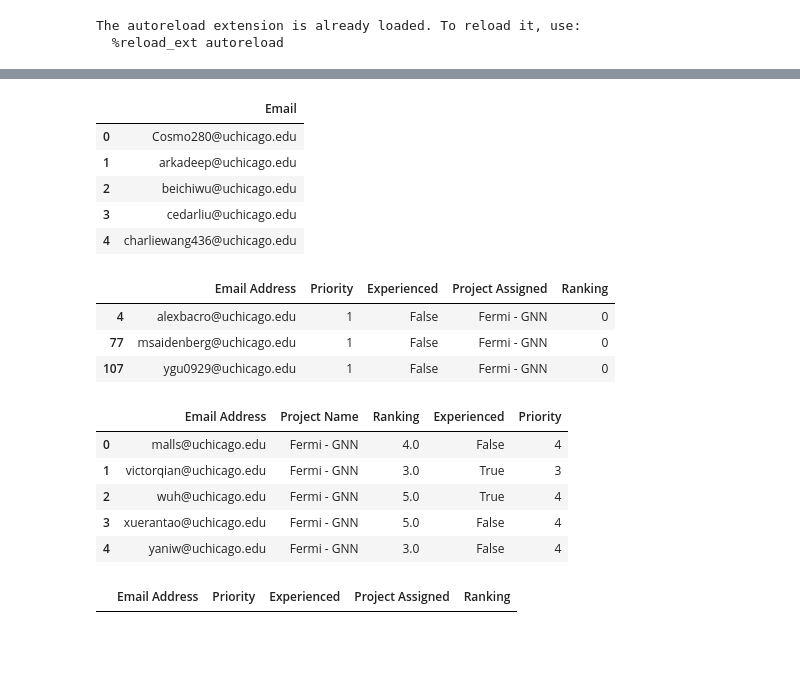
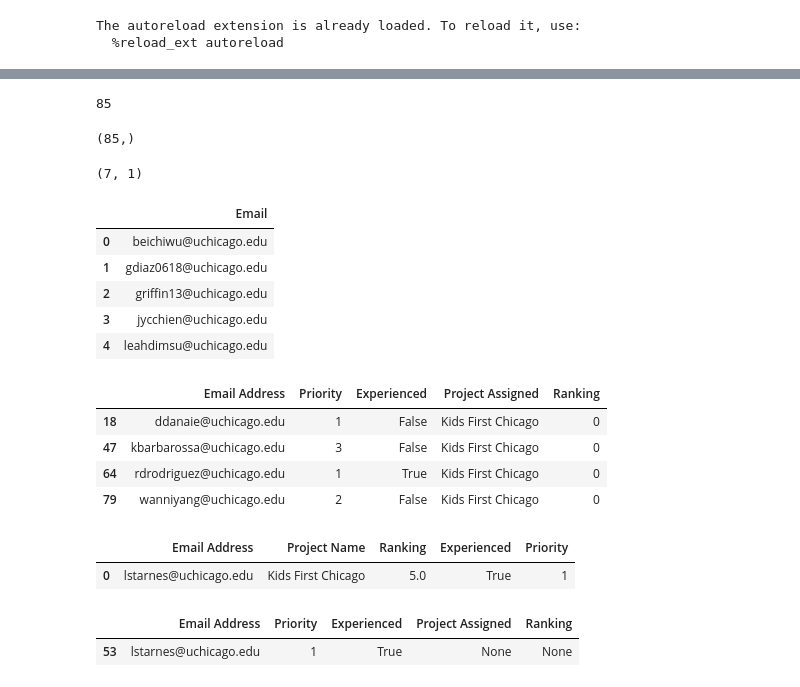
Before and after one commit to dsi-clinic/the-clinic, a Jupyter notebook: admin/matching/notebooks/matching.ipynb, the cells around one changed output, grey strips where cells are left out. Drawn from its saved outputs; the diff is of its cells as text; code cells hidden in the pictures; blank space fills up the shorter version.

```diff
--- a/admin/matching/notebooks/matching.ipynb
+++ b/admin/matching/notebooks/matching.ipynb
@@ -39,10 +23,22 @@ Total Students available for matching: 112
 # %%
-priority_weights = [10, 15, 25, 30]
-max_students = {"Fermi - GNN": 3}
+file_location = "../data/Spring 25 Matching_mini.xlsx"
+prioritized_students = []#"kbarbarossa@uchicago.edu"]
+deprioritized_students = []#"hsjpaul@uchicago.edu","wanniyang@uchicago.edu","nalinb@uchicago.edu"]
+technical_project_list = []#"Argonne", "Center for Living Systems", "CMAP", "Satellite-Based Detection of Ancient Water Systems", "SPUN"]
+drop_project_list = []#"Satellite-Based Detection of Ancient Water Systems", "SPUN"]
+
+application_df, forced_assignments = process_applications(file_location, deprioritized_students, prioritized_students)
+
+data_to_process_dict = generate_data(application_df, technical_project_list)
+
+priority_weights = [5, 10, 15, 20]
+max_students = {}
 all_project_list = data_to_process_dict.pop("all_project_list")
+
 assignment_df = student_assignment(priority_weights = priority_weights, **data_to_process_dict,
                                    max_students_dict=max_students, preassigned_students=forced_assignments,
-                                   number_of_projects_to_run=None, drop_projects=["University of Northern Iowa"], verbose=False)
+                                   number_of_projects_to_run=None, drop_projects=drop_project_list, verbose=False)
+
 print(f"\nAverage Ranking: {assignment_df.Ranking.mean():.2f}")
 print(assignment_df.Ranking.value_counts())
 print_project_summary(assignment_df, all_project_list)
@@ -98,47 +96,55 @@ roster.head()
+# %%
+print(roster.shape[0])
+# %% [output]
+85
+# %%
+print(roster["Email"].unique().shape)
+# %% [output]
+(85,)
 # %%
 # Generate rejection csv
 rejections = generate_rejections(assignment_df)
 rejections.to_csv("../data/rejections.csv", index=False)
+print(rejections.shape)
 rejections.head()
 # %% [output]
+(7, 1)
 |  | Email |
-| 0 | Cosmo280@uchicago.edu |
-| 1 | arkadeep@uchicago.edu |
-| 2 | beichiwu@uchicago.edu |
-| 3 | cedarliu@uchicago.edu |
-| 4 | charliewang436@uchicago.edu |
+| 0 | beichiwu@uchicago.edu |
+| 1 | gdiaz0618@uchicago.edu |
+| 2 | griffin13@uchicago.edu |
+| 3 | jycchien@uchicago.edu |
+| 4 | leahdimsu@uchicago.edu |
 # %%
 assert roster.shape[0] + rejections.shape[0] == application_df.shape[0], 'Mismatched size'
 # %%
-project_to_comp = "Fermi - GNN"
+project_to_comp = "Kids First Chicago"
 
 list_of_not_assigned = list(assignment_df.loc[(assignment_df.Ranking.isna()), "Email Address"])
 prefs_df = data_to_process_dict["ranking"].copy()
 unmatched_prefs = prefs_df.loc[(prefs_df.loc[:, "Project Name"] == project_to_comp) & prefs_df.loc[:, "Email Address"].isin(list_of_not_assigned)
              & (prefs_df.Ranking < 100), :]
 
 unmatched_info = pd.merge(unmatched_prefs, assignment_df.loc[:, ["Email Address", "Experienced", "Priority"]], how="left", on="Email Address")
 
 matched = assignment_df.loc[(assignment_df.loc[:, "Project Assigned"] == project_to_comp), :]
 display(matched.sort_values("Ranking"))
 
 display(unmatched_info)
 # %% [output]
 |  | Email Address | Priority | Experienced | Project Assigned | Ranking |
-| 4 | alexbacro@uchicago.edu | 1 | False | Fermi - GNN | 0 |
-| 77 | msaidenberg@uchicago.edu | 1 | False | Fermi - GNN | 0 |
-| 107 | ygu0929@uchicago.edu | 1 | False | Fermi - GNN | 0 |
+| 18 | ddanaie@uchicago.edu | 1 | False | Kids First Chicago | 0 |
+| 47 | kbarbarossa@uchicago.edu | 3 | False | Kids First Chicago | 0 |
+| 64 | rdrodriguez@uchicago.edu | 1 | True | Kids First Chicago | 0 |
+| 79 | wanniyang@uchicago.edu | 2 | False | Kids First Chicago | 0 |
 |  | Email Address | Project Name | Ranking | Experienced | Priority |
-| 0 | malls@uchicago.edu | Fermi - GNN | 4.0 | False | 4 |
-| 1 | victorqian@uchicago.edu | Fermi - GNN | 3.0 | True | 3 |
-| 2 | wuh@uchicago.edu | Fermi - GNN | 5.0 | True | 4 |
-| 3 | xuerantao@uchicago.edu | Fermi - GNN | 5.0 | False | 4 |
-| 4 | yaniw@uchicago.edu | Fermi - GNN | 3.0 | False | 4 |
+| 0 | lstarnes@uchicago.edu | Kids First Chicago | 5.0 | True | 1 |
 # %%
 # Priority students that were not assigned to a project
 assignment_df[(assignment_df["Priority"] == 1) & (assignment_df["Project Assigned"].isna())]
 # %% [output]
 |  | Email Address | Priority | Experienced | Project Assigned | Ranking |
+| 53 | lstarnes@uchicago.edu | 1 | True | None | None |
 # %%
 # Non-priority students that were assigned to a project
 assignment_df[(assignment_df["Project Assigned"].notna()) & (assignment_df["Priority"] > 1)]
```
Also changed, not shown: parts of 9 cells of this notebook, 1 other file.
